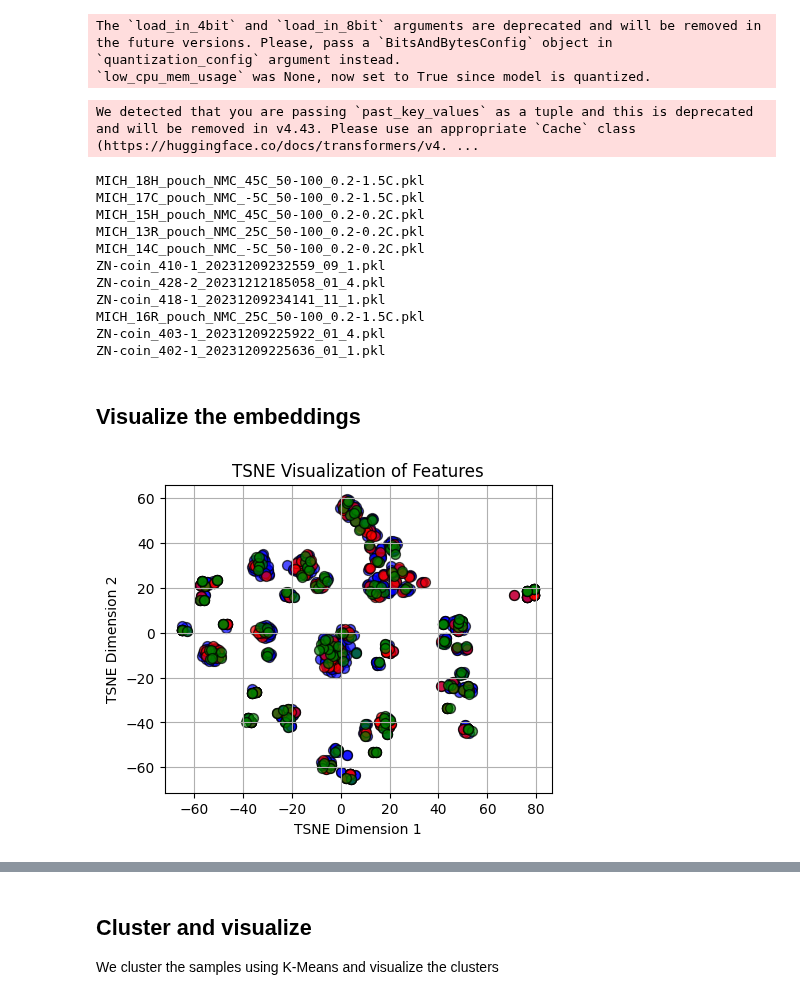
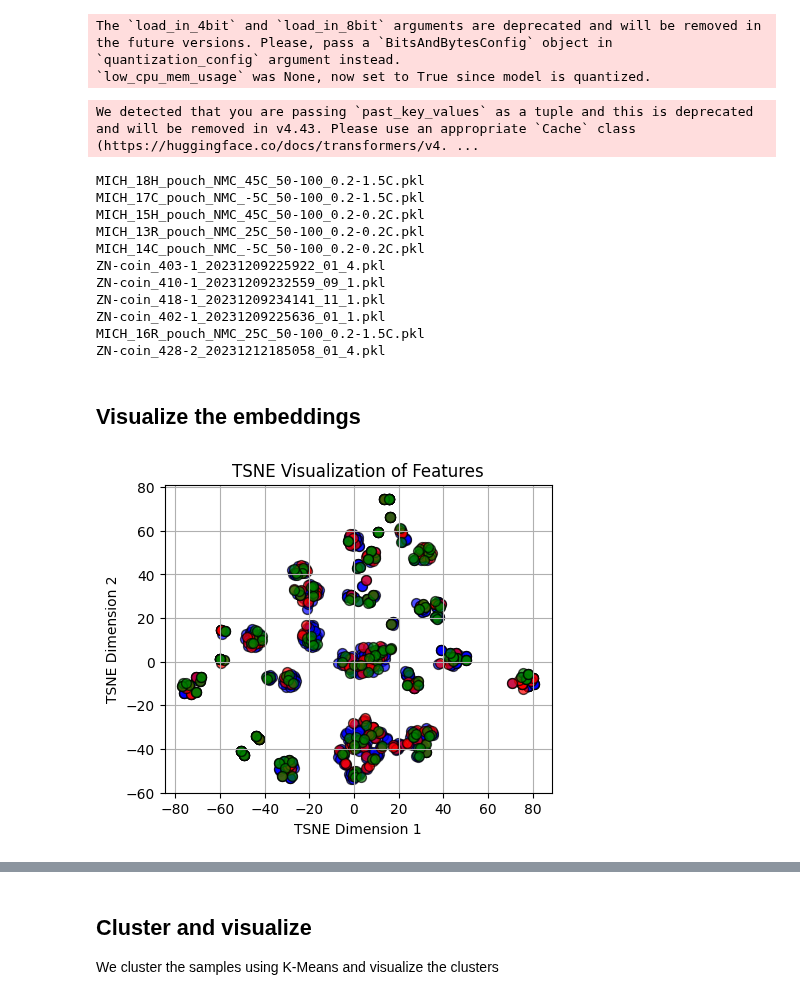
Before and after one commit to Ruifeng-Tan/PBT, a Jupyter notebook: run_k_means.ipynb, the cells around one changed output, grey strips where cells are left out. Saved outputs shown, nothing was run; the diff lists cells and outputs as text; code cells hidden in the pictures.

Commit message:
update prompt embedding

```diff
--- a/run_k_means.ipynb
+++ b/run_k_means.ipynb
@@ -51,7 +51,7 @@ def set_draft_fig(fig):
         ax.set_ylabel('')
         ax.set_xlabel('')
 # %%
-target_dataset = 'MIX_all42' # [MIX_large, MIX_all, MIX_all2024, MIX_all42]
+target_dataset = 'MIX_all' # [MIX_large, MIX_all, MIX_all2024, MIX_all42]
 if target_dataset == 'MIX_large':
     cell_names = [i.split('.pkl')[0] for i in split_recorder.MIX_large_train_files]
 elif target_dataset == 'MIX_all':
@@ -144,12 +144,26 @@ def get_features_from_cellNames(cell_names):
     cellName_prompt = {}
     total_labels = []
     for cell_name in cell_names:
-        bg_prompt = (
-                    f"Task description: You are an expert in predicting battery cycle life. "
-                    f"The cycle life is the number of cycles until the battery's discharge capacity reaches 80% of its nominal capacity. "
-                    f"The discharge capacity is calculated under the described operating condition. "
-                    f"Please directly output the cycle life of the battery based on the provided data. "
-                    )
+        # bg_prompt = (
+        #             f"Task description: You are an expert in predicting battery cycle life. "
+        #             f"The cycle life is the number of cycles until the battery's discharge capacity reaches 80% of its nominal capacity. "
+        #             f"The discharge capacity is calculated under the described operating condition. "
+        #             f"Please directly output the cycle life of the battery based on the provided data. "
+        #             )
+        if 'CALB' in cell_name:
+            bg_prompt = (
+                        f"Task description: "
+                        f"The target is the number of cycles until the battery's discharge capacity reaches 90% of its nominal capacity. "
+                        f"The discharge capacity is calculated under the described operating condition. "
+                        f"Please directly output the target of the battery based on the provided data. "
+                        )
+        else:
+            bg_prompt = (
+                        f"Task description: "
+                        f"The target is the number of cycles until the battery's discharge capacity reaches 80% of its nominal capacity. "
+                        f"The discharge capacity is calculated under the described operating condition. "
+                        f"Please directly output the target of the battery based on the provided data. "
+                        )
         helper = Mapping_helper(prompt_type='PROTOCOL', cell_name=cell_name)
         tmp_prompt = bg_prompt + helper.do_mapping()
         eol = read_cell_data_according_to_prefix(cell_name+'.pkl', '/data/trf/python_works/BatteryLife/dataset')
@@ -225,12 +239,12 @@ MICH_17C_pouch_NMC_-5C_50-100_0.2-1.5C.pkl
 MICH_15H_pouch_NMC_45C_50-100_0.2-0.2C.pkl
 MICH_13R_pouch_NMC_25C_50-100_0.2-0.2C.pkl
 MICH_14C_pouch_NMC_-5C_50-100_0.2-0.2C.pkl
+ZN-coin_403-1_20231209225922_01_4.pkl
 ZN-coin_410-1_20231209232559_09_1.pkl
+ZN-coin_418-1_20231209234141_11_1.pkl
+ZN-coin_402-1_20231209225636_01_1.pkl
+MICH_16R_pouch_NMC_25C_50-100_0.2-1.5C.pkl
 ZN-coin_428-2_20231212185058_01_4.pkl
-ZN-coin_418-1_20231209234141_11_1.pkl
-MICH_16R_pouch_NMC_25C_50-100_0.2-1.5C.pkl
-ZN-coin_403-1_20231209225922_01_4.pkl
-ZN-coin_402-1_20231209225636_01_1.pkl
 # %% [markdown]
 ## Visualize the embeddings
 # %%
@@ -240,7 +254,7 @@ from sklearn.cluster import KMeans
 total_features = []
 names = []
 for name, feature in cellName_prompt.items():
-    name = name.split('_')[0]
+    # name = name.split('_')[0]
     names.append(name)
     total_features.append(feature)
 
@@ -248,44 +262,44 @@ for name, feature in cellName_prompt.items():
 val_total_features = []
 val_names = []
 for name, feature in val_cellName_prompt.items():
-    name = name.split('_')[0]
+    # name = name.split('_')[0]
     val_names.append(name)
     val_total_features.append(feature)
 
 test_total_features = []
 test_names = []
 for name, feature in test_cellName_prompt.items():
-    name = name.split('_')[0]
+    # name = name.split('_')[0]
     test_names.append(name)
     test_total_features.append(feature)
 
 concated_features = np.concatenate(total_features+val_total_features+test_total_features, axis=0)
 
 train_split = len(cellName_prompt)
 val_split = train_split + len(val_cellName_prompt)
 
 total_features = np.concatenate(total_features, axis=0)
 # Perform TSNE to project the features to 2D
 tsne = TSNE(n_components=2, random_state=42)
 X_embedded = tsne.fit_transform(concated_features)
 
 # Visualize the TSNE projection
 plt.figure(figsize=(5, 4))
 plt.scatter(X_embedded[:train_split, 0], X_embedded[:train_split, 1], c='blue', alpha=0.7, edgecolors='k', s=50)
 plt.scatter(X_embedded[train_split:val_split, 0], X_embedded[train_split:val_split, 1], c='red', alpha=0.7, edgecolors='k', s=50)
 plt.scatter(X_embedded[val_split:, 0], X_embedded[val_split:, 1], c='green', alpha=0.7, edgecolors='k', s=50)
 # # Add names to points (optional, if the dataset is small)
 # for i, name in enumerate(names):
 #     plt.text(X_embedded[i, 0] + 0.2, X_embedded[i, 1], name, fontsize=8)
 
 plt.title("TSNE Visualization of Features")
 plt.xlabel("TSNE Dimension 1")
 plt.ylabel("TSNE Dimension 2")
 plt.grid(True)
 plt.savefig('./figures/t-SNE_train-val-test.jpg', dpi=600)
 plt.show()
 # %% [output]
-[figure, old version]
+[figure, new version]
 # %%
 import matplotlib.cm as cm
 import matplotlib.pyplot as plt
```
Also changed, not shown: parts of 5 cells of this notebook, 5 other files.
